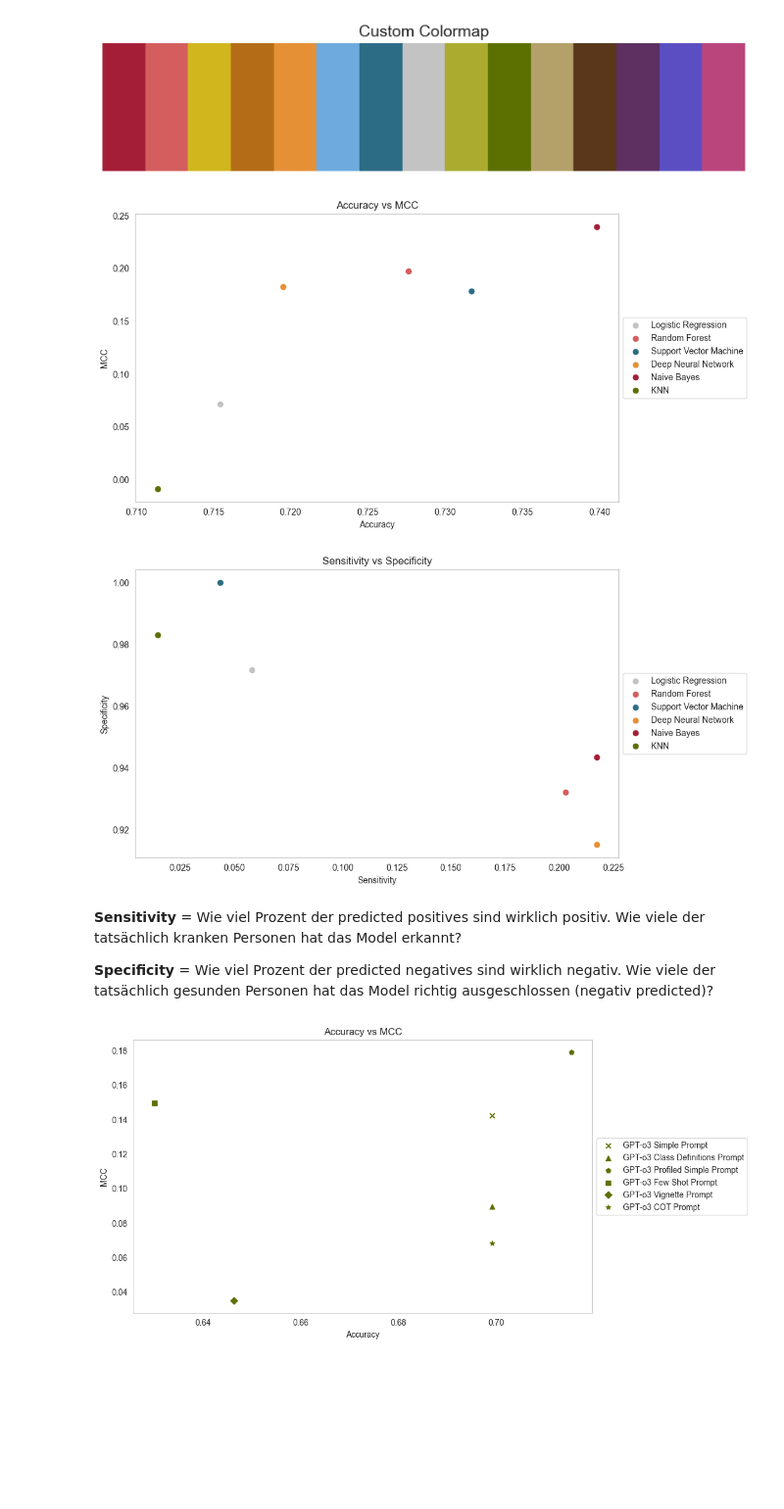
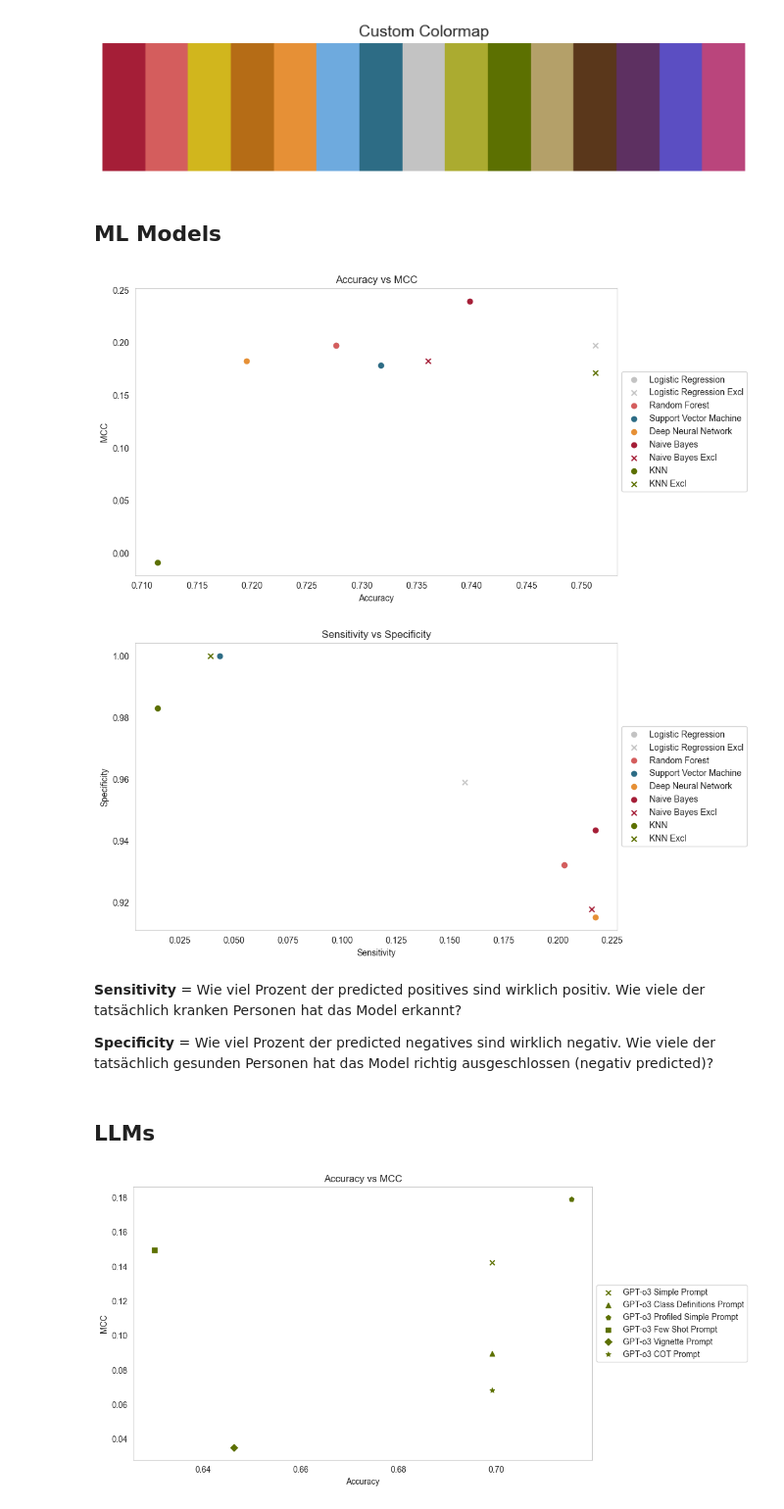
Before and after one commit to kimmizi/master_thesis, a Jupyter notebook: exp/05_Evaluation_Performance.ipynb, the cells around one changed output. Shown at 98% size. Cells and saved outputs as stored; diff of their text form; code cells hidden in the pictures; blank space fills up the shorter version.

Commit message:
Renaming path, trying out excl change data

```diff
--- a/exp/05_Evaluation_Performance.ipynb
+++ b/exp/05_Evaluation_Performance.ipynb
@@ -33,18 +33,21 @@ from sklearn.metrics import confusion_matrix, recall_score, matthews_corrcoef, a
 from sklearn.model_selection import train_test_split
 # %%
 data_change = pd.read_csv("../dat/dips/DIPS_Data_cleaned_change.csv", sep = ",", low_memory = False)
+data_change_excl = pd.read_csv("../dat/dips/DIPS_Data_cleaned_change_excl.csv", sep = ",", low_memory = False)
 # %%
 # read "dat/dips/indices_k1_not_space.txt" file
 with open("../dat/dips/indices_k1_not_space.txt", "r") as f:
     indices = [int(line.strip()) for line in f.readlines()]
 # %%
 y_pred_lr = pd.read_csv("01_ML/y_pred_ML/y_pred_lr.csv", sep =",")
+y_pred_lr_excl = pd.read_csv("01_ML/y_pred_ML/y_pred_lr_excl.csv", sep =",")
 y_pred_rf = pd.read_csv("01_ML/y_pred_ML/y_pred_rf.csv", sep =",")
 y_pred_svc = pd.read_csv("01_ML/y_pred_ML/y_pred_svc.csv", sep =",")
 y_pred_dnn = pd.read_csv("01_ML/y_pred_ML/y_pred_dnn.csv", sep =",")
 y_pred_knn = pd.read_csv("01_ML/y_pred_ML/y_pred_knn.csv", sep =",")
+y_pred_knn_excl = pd.read_csv("01_ML/y_pred_ML/y_pred_knn_excl.csv", sep =",")
 y_pred_nb = pd.read_csv("01_ML/y_pred_ML/y_pred_nb.csv", sep =",")
-y_pred_xgb = pd.read_csv("01_ML/y_pred_ML/y_pred_xgb.csv", sep =",")
+y_pred_nb_excl = pd.read_csv("01_ML/y_pred_ML/y_pred_nb_excl.csv", sep =",")
 # %%
 y_pred_GPT_simple_prompt = pd.read_csv("02_LLM/y_pred_LLMs/GPT/y_pred_GPT_4_simple_prompt.csv", sep =",")
 y_pred_GPT_class_def_prompt = pd.read_csv("02_LLM/y_pred_LLMs/GPT/y_pred_GPT_4_class_definitions_prompt.csv", sep =",")
@@ -156,3 +159,18 @@ X_train shape:  (983, 22) 0.8
  X_test shape:  (246, 22) 0.2
  y_train shape:  (983,) 0.8
  y_test shape:  (246,) 0.2
+# %%
+# Predictors
+X_excl = data_change_excl
+X_excl = X_excl.drop(["hpi"], axis = 1)
+
+# Target
+y_excl = data_change_excl["hpi"]
+
+# Train-test split
+X_train_excl, X_test_excl, y_train_excl, y_test_excl = train_test_split(X_excl, y_excl, test_size = 0.2, random_state = 42, stratify = y_excl)
+
+print("X_train shape: ", X_train_excl.shape, round(X_train_excl.shape[0]/len(X), 2), "\n",
+      "X_test shape: ", X_test_excl.shape, round(X_test_excl.shape[0]/len(X), 2),  "\n",
+      "y_train shape: ", y_train_excl.shape, round(y_train_excl.shape[0]/len(y), 2), "\n",
+      "y_test shape: ", y_test_excl.shape, round(y_test_excl.shape[0]/len(y), 2), "\n")
@@ -200,12 +223,14 @@ def calculate_metrics(y_test, y_pred):
 # %%
 # calculate metrics for all models
 metrics_lr = calculate_metrics(y_test, y_pred_lr)
+metrics_lr_excl = calculate_metrics(y_test_excl, y_pred_lr_excl)
 metrics_rf = calculate_metrics(y_test, y_pred_rf)
 metrics_svc = calculate_metrics(y_test, y_pred_svc)
 metrics_dnn = calculate_metrics(y_test, y_pred_dnn)
 metrics_knn = calculate_metrics(y_test, y_pred_knn)
+metrics_knn_excl = calculate_metrics(y_test_excl, y_pred_knn_excl)
 metrics_nb = calculate_metrics(y_test, y_pred_nb)
-metrics_xgb = calculate_metrics(y_test, y_pred_xgb)
+metrics_nb_excl = calculate_metrics(y_test_excl, y_pred_nb_excl)
 # %%
 metrics_GPT_simple_prompt = calculate_metrics(y_test, y_pred_GPT_simple_prompt)
 metrics_GPT_class_def_prompt = calculate_metrics(y_test, y_pred_GPT_class_def_prompt)
@@ -324,41 +349,49 @@ plt.title("Custom Colormap", fontsize=14)
 plt.show()
 # %% [output]
 [figure]
+# %% [markdown]
+## ML Models
 # %%
 # plot accuracy (x-axis) and mcc (y-axis) for all models
 plt.figure(figsize = (10, 6))
 
 plt.scatter(metrics_lr["accuracy"], metrics_lr["mcc"], label = "Logistic Regression", color = hex_colors[7])
+plt.scatter(metrics_lr_excl["accuracy"], metrics_lr_excl["mcc"], label = "Logistic Regression Excl", color = hex_colors[7], marker = "x")
 plt.scatter(metrics_rf["accuracy"], metrics_rf["mcc"], label = "Random Forest", color = hex_colors[1])
 plt.scatter(metrics_svc["accuracy"], metrics_svc["mcc"], label = "Support Vector Machine", color = hex_colors[6])
 plt.scatter(metrics_dnn["accuracy"], metrics_dnn["mcc"], label = "Deep Neural Network", color = hex_colors[4])
 plt.scatter(metrics_nb["accuracy"], metrics_nb["mcc"], label = "Naive Bayes", color = hex_colors[0])
+plt.scatter(metrics_nb_excl["accuracy"], metrics_nb_excl["mcc"], label = "Naive Bayes Excl", color = hex_colors[0], marker = "x")
 plt.scatter(metrics_knn["accuracy"], metrics_knn["mcc"], label = "KNN", color = hex_colors[9])
+plt.scatter(metrics_knn_excl["accuracy"], metrics_knn_excl["mcc"], label = "KNN Excl", color = hex_colors[9], marker = "x")
 
 # plt.xlim(0, 1)
 # plt.ylim(-1, 1)
 
 plt.xlabel("Accuracy")
 plt.ylabel("MCC")
 plt.title("Accuracy vs MCC")
 plt.legend(loc = 'center left', bbox_to_anchor = (1, 0.5))
 plt.grid()
 # plt.show()
 
 # save as png
-plt.savefig("../doc/figs/01_LLM_ML_performance/accuracy_mcc_ML.png", dpi = 300, bbox_inches = "tight")
+# plt.savefig("../doc/figs/01_LLM_ML_performance/accuracy_mcc_ML.png", dpi = 300, bbox_inches = "tight")
 # %% [output]
-[figure, old version]
+[figure, new version]
 # %%
 # sensitivity vs specificity
 plt.figure(figsize = (10, 6))
 
 plt.scatter(metrics_lr["sensitivity"], metrics_lr["specificity"], label = "Logistic Regression", color = hex_colors[7])
+plt.scatter(metrics_lr_excl["sensitivity"], metrics_lr_excl["specificity"], label = "Logistic Regression Excl", color = hex_colors[7], marker = "x")
 plt.scatter(metrics_rf["sensitivity"], metrics_rf["specificity"], label = "Random Forest", color = hex_colors[1])
 plt.scatter(metrics_svc["sensitivity"], metrics_svc["specificity"], label = "Support Vector Machine", color = hex_colors[6])
 plt.scatter(metrics_dnn["sensitivity"], metrics_dnn["specificity"], label = "Deep Neural Network", color = hex_colors[4])
 plt.scatter(metrics_nb["sensitivity"], metrics_nb["specificity"], label = "Naive Bayes", color = hex_colors[0])
+plt.scatter(metrics_nb_excl["sensitivity"], metrics_nb_excl["specificity"], label = "Naive Bayes Excl", color = hex_colors[0], marker = "x")
 plt.scatter(metrics_knn["sensitivity"], metrics_knn["specificity"], label = "KNN", color = hex_colors[9])
+plt.scatter(metrics_knn_excl["sensitivity"], metrics_knn_excl["specificity"], label = "KNN Excl", color = hex_colors[9], marker = "x")
 
 # plt.xlim(0, 1)
 # plt.ylim(0, 1)
@@ -370,13 +403,15 @@ plt.legend(loc = 'center left', bbox_to_anchor = (1, 0.5))
 plt.grid()
 
 # # save as png
-plt.savefig("../doc/figs/01_LLM_ML_performance/sensitivity_specificity_ML.png", dpi = 300, bbox_inches = "tight")
+# plt.savefig("../doc/figs/01_LLM_ML_performance/sensitivity_specificity_ML.png", dpi = 300, bbox_inches = "tight")
 # %% [output]
-[figure, old version]
+[figure, new version]
 # %% [markdown]
 **Sensitivity** = Wie viel Prozent der predicted positives sind wirklich positiv. Wie viele der tatsächlich kranken Personen hat das Model erkannt?
 
 **Specificity** = Wie viel Prozent der predicted negatives sind wirklich negativ. Wie viele der tatsächlich gesunden Personen hat das Model richtig ausgeschlossen (negativ predicted)?
+# %% [markdown]
+## LLMs
 # %%
 # plot all simple prompts for LLMs: MCC vs Accuracy
 plt.figure(figsize = (10, 6))
```
Also changed, not shown: parts of 4 cells of this notebook, 12 other files.
